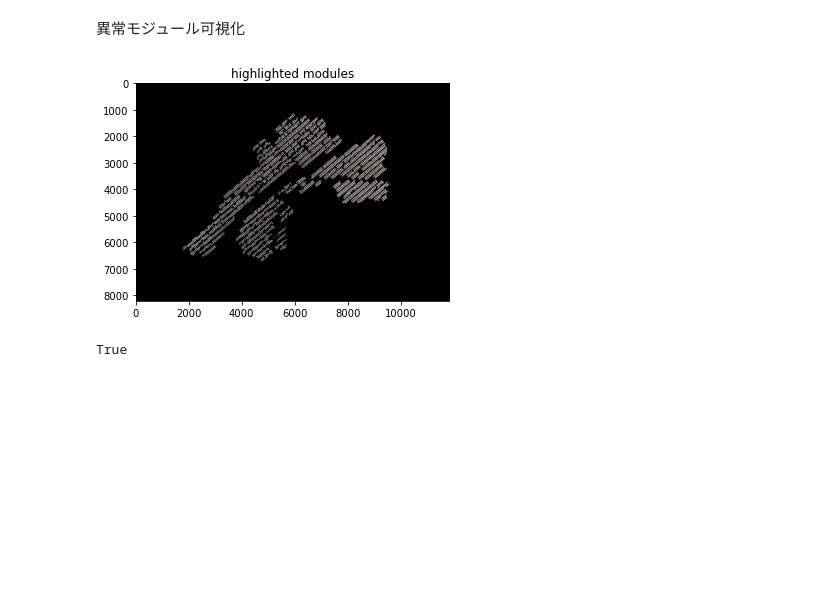
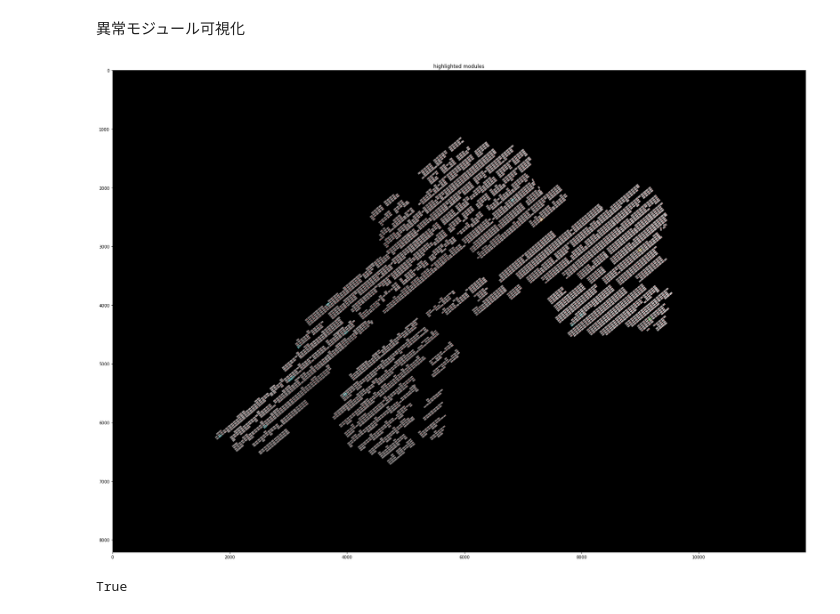
Before and after one commit to nqanh98/anomaly_detection, a Jupyter notebook: notebooks/test_anomaly_detection.ipynb, the cells around one changed output. Drawn from its saved outputs; the diff is of its cells as text; code cells hidden in the pictures; blank space fills up the shorter version.

```diff
--- a/notebooks/test_anomaly_detection.ipynb
+++ b/notebooks/test_anomaly_detection.ipynb
@@ -127,25 +131,26 @@ img_mask_index = modules.add_index(img_mask)
 # %%
 #plt.imshow(img_mask_index)
 # %%
+import copy
 color_list = {
     "Single-Hotspot": (0,255,255), # aqua
     "Multi-Hotspots": (0,255,0), # green
     "Cluster-Anomaly": (255,255,0), # yellow
     "Module-Anomaly": (255,165,0), # orange
     "String-Anomaly": (238,130,238) # violet
 }
 img_target_index = copy.deepcopy(img_mask_index)
 for k, v in anomaly_contours.items():
     if k in  ["Normal", "Junction-Box-Error"]:
         continue
     else:
         img_target_index = modules.get_img_target_contours(
             img_target_index, v, index=True, color=color_list[k])
-utils.show_img(
+module_extraction.show_img(
     {"highlighted modules":img_target_index}, cmap="gray", figsize=(30,30)
 )
 # %% [output]
-[figure, old version]
+[figure, new version]
 # %%
 img_write = cv2.cvtColor(img_target_index, cv2.COLOR_BGR2RGB)
 cv2.imwrite(input_dir_path+'/img_target_index.png',img_write)
```
Also changed, not shown: parts of 10 cells of this notebook, 1 other file.
